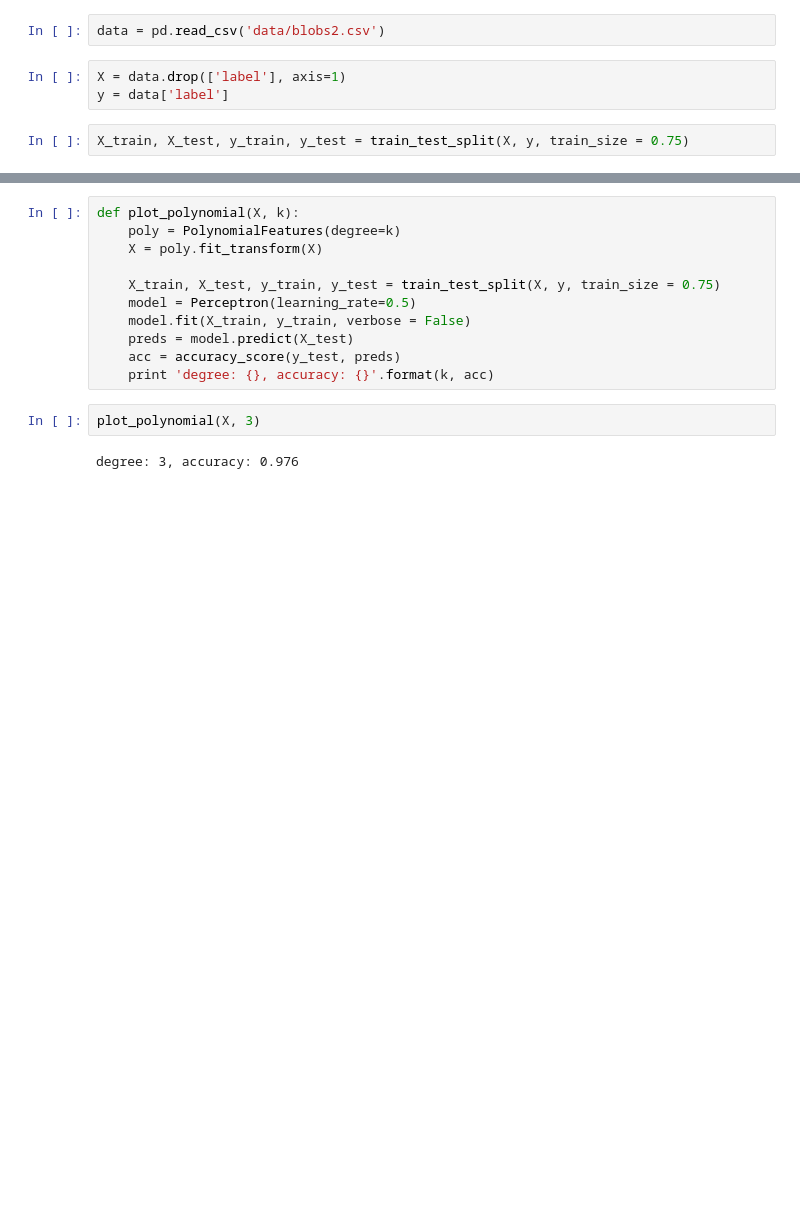
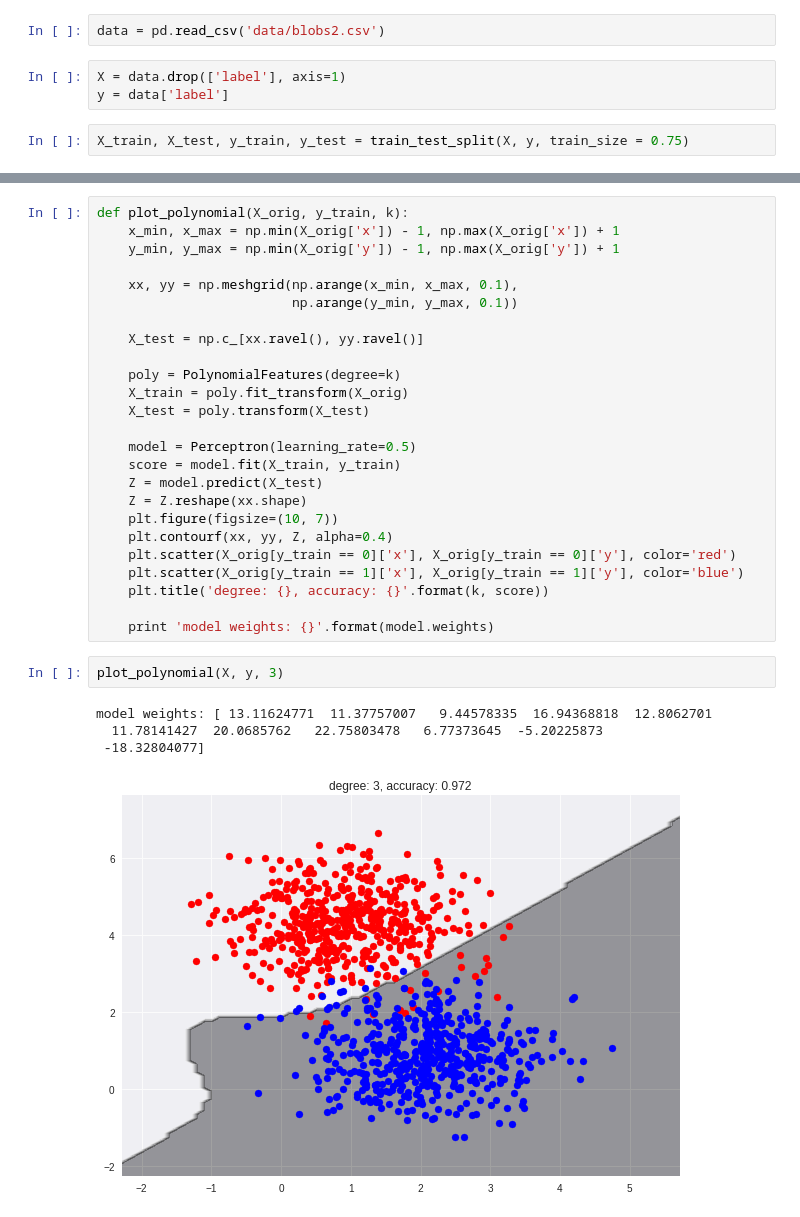
Before and after one commit to Vlad0922/ml_1_solutions, a Jupyter notebook: 4/Peceptron.ipynb, the cells around one changed output, grey strips where cells are left out. Drawn from its saved outputs; the diff is of its cells as text; blank space fills up the shorter version.

```diff
--- a/4/Peceptron.ipynb
+++ b/4/Peceptron.ipynb
@@ -103,15 +104,32 @@ plt.plot(l, a*l+b, 'k--')
-# %%
-def plot_polynomial(X, k):
-    poly = PolynomialFeatures(degree=k)
-    X = poly.fit_transform(X)
-
-    X_train, X_test, y_train, y_test = train_test_split(X, y, train_size = 0.75)
-    model = Perceptron(learning_rate=0.5)
-    model.fit(X_train, y_train, verbose = False)
-    preds = model.predict(X_test)
-    acc = accuracy_score(y_test, preds)
-    print 'degree: {}, accuracy: {}'.format(k, acc)
+# %%
+def plot_polynomial(X_orig, y_train, k):
+    x_min, x_max = np.min(X_orig['x']) - 1, np.max(X_orig['x']) + 1
+    y_min, y_max = np.min(X_orig['y']) - 1, np.max(X_orig['y']) + 1
+
+    xx, yy = np.meshgrid(np.arange(x_min, x_max, 0.1),
+                         np.arange(y_min, y_max, 0.1))
+
+    X_test = np.c_[xx.ravel(), yy.ravel()]
+
+    poly = PolynomialFeatures(degree=k)
+    X_train = poly.fit_transform(X_orig)
+    X_test = poly.transform(X_test)
+
+    model = Perceptron(learning_rate=0.5)
+    score = model.fit(X_train, y_train)
+    Z = model.predict(X_test)
+    Z = Z.reshape(xx.shape)
+    plt.figure(figsize=(10, 7))
+    plt.contourf(xx, yy, Z, alpha=0.4)
+    plt.scatter(X_orig[y_train == 0]['x'], X_orig[y_train == 0]['y'], color='red')
+    plt.scatter(X_orig[y_train == 1]['x'], X_orig[y_train == 1]['y'], color='blue')
+    plt.title('degree: {}, accuracy: {}'.format(k, score))
+
+    print 'model weights: {}'.format(model.weights)
 # %%
-plot_polynomial(X, 3)
+plot_polynomial(X, y, 3)
 # %% [output]
-degree: 3, accuracy: 0.976
+model weights: [ 13.11624771  11.37757007   9.44578335  16.94368818  12.8062701
+  11.78141427  20.0685762   22.75803478   6.77373645  -5.20225873
+ -18.32804077]
+[figure, added]
```
Also changed, not shown: parts of 6 cells of this notebook.
